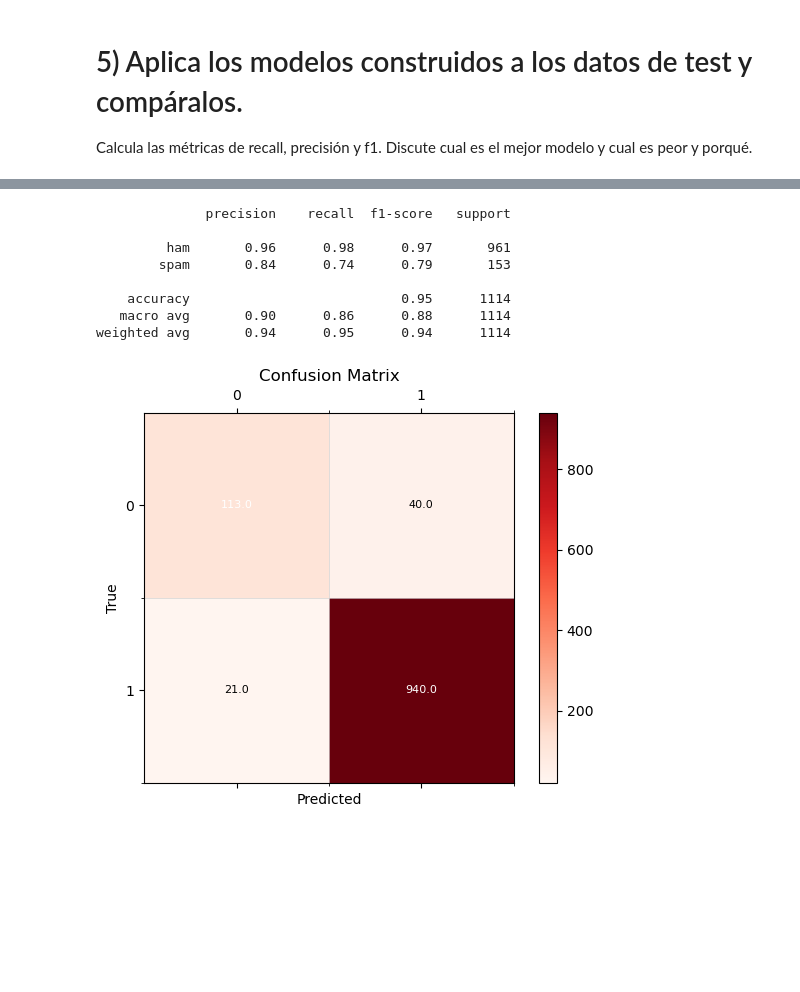
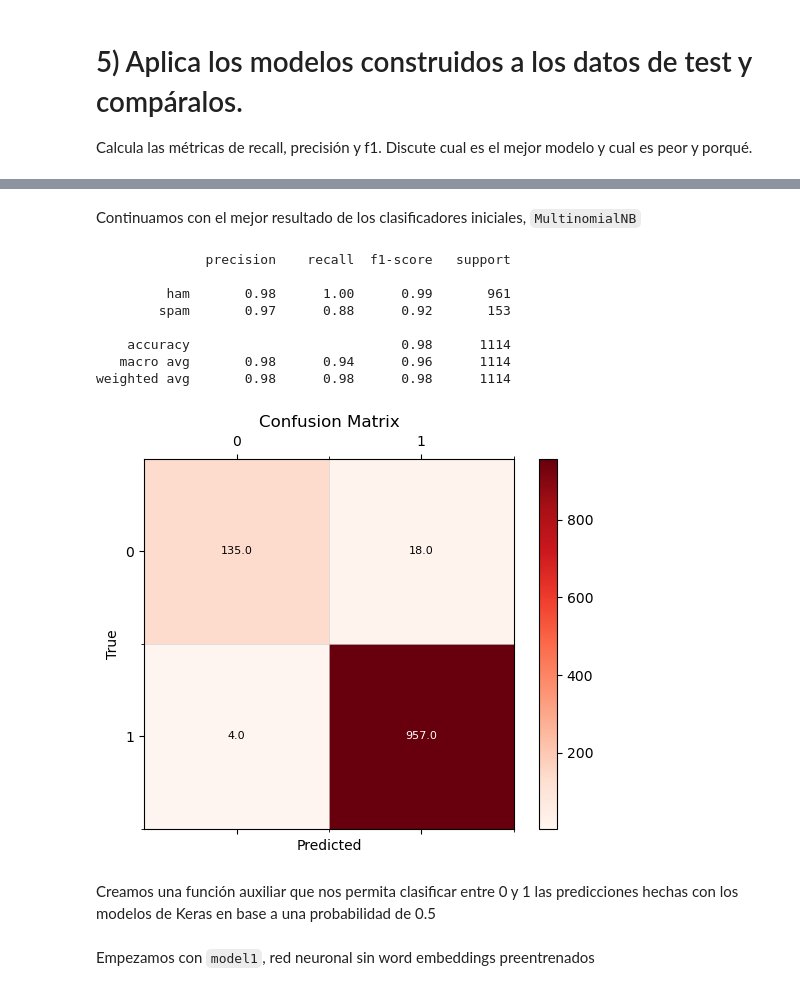
Before and after one commit to ALK222/IA2, a Jupyter notebook: labs/2024/lab4/P4_pln_2324_enunciado.ipynb, the cells around one changed output, grey strips where cells are left out. Cells and saved outputs as stored; diff of their text form; code cells hidden in the pictures; blank space fills up the shorter version.

Commit message:
Listo para entregar

````diff
--- a/labs/2024/lab4/P4_pln_2324_enunciado.ipynb
+++ b/labs/2024/lab4/P4_pln_2324_enunciado.ipynb
@@ -390,7 +406,7 @@ print("Árbol, porcentaje de aciertos en validación:", np.mean(tree_cv_predicti
 # %%
 from sklearn import neighbors
 
-knn_classifier = neighbors.KNeighborsClassifier()
+knn_classifier = neighbors.KNeighborsClassifier(weights='distance', n_jobs=-1)
 knn_classifier.fit(train_preprocessed, y_train)
 
 knn_train_predictions = knn_classifier.predict(train_preprocessed)
@@ -407,7 +425,7 @@ k-NN, porcentaje de aciertos en validación: 0.9040358744394619
 # %%
 from sklearn.naive_bayes import MultinomialNB
 
-mnb_classifier = MultinomialNB()
+mnb_classifier = MultinomialNB(alpha=0.1, fit_prior=True, class_prior=None)
 
 mnb_classifier.fit(train_preprocessed, y_train)
 
@@ -460,3 +486,3 @@ labels = np.array([transform_label(x) for x in labels])
 # %%
-X_train, X_test, y_train, y_test = train_test_split(data, labels, test_size=0.4, random_state=RANDOM_STATE)
-X_test, X_val, y_test, y_val = train_test_split(X_test, y_test, test_size=0.5, random_state=RANDOM_STATE)
+X_train, X_test, y_train, y_test = train_test_split(data, labels, shuffle=True, test_size=0.4, random_state=RANDOM_STATE)
+X_test, X_val, y_test, y_val = train_test_split(X_test, y_test, shuffle=True, test_size=0.5, random_state=RANDOM_STATE)
@@ -716,10 +778,6 @@ def plot_confusion_matrix(y: np.ndarray, p: np.ndarray, tags) -> None:
     plt.grid(which='minor', color='lightgrey', linestyle='-', linewidth=0.5)
     fig.colorbar(cax)
     for (i, j), z in np.ndenumerate(cm):
-        if i == j:
-            ax.text(j, i, '{:0.1f}'.format(z),
-                    ha='center', va='center', fontsize=8, color='white')
-        else:
-            ax.text(j, i, '{:0.1f}'.format(z),
-                    ha='center', va='center', fontsize=8)
+        text_color = 'white' if cm[i, j] > cm.max() / 2 else 'black'  # Adjust text color based on intensity of background
+        ax.text(j, i, '{:0.1f}'.format(z), ha='center', va='center', fontsize=8, color=text_color)
     plt.show()
@@ -726,30 +847,34 @@ def plot_confusion_matrix(y: np.ndarray, p: np.ndarray, tags) -> None:
+# %% [markdown]
+Continuamos con el mejor resultado de los clasificadores iniciales, ```MultinomialNB```
 # %%
 import seaborn as sn
 import matplotlib.pyplot as plt
 %matplotlib inline
 #En el output de esta celda se puede ver que las cantidades en support cuadran en categoría con las de arriba.
 
 target_names = list(df["v1"].unique())
 
 # creamos una variable auxiliar para las predicciones
-predictions = [1 if x == 'spam' else 0 for x in tree_test_predictions]
+predictions_mnb = [1 if x == 'spam' else 0 for x in mnb_test_predictions]
 print(classification_report(
-    y_test, predictions, target_names=target_names))
+    y_test, predictions_mnb, target_names=target_names))
 
 # Dibuja la matriz de confusión.
 # Analiza los resultados obtenidos.
 #------------------------------------------------------------------------------
 
 
 # creamos la matriz de confusion
-conf_matrix = plot_confusion_matrix(y_test, predictions, len(target_names))
+conf_matrix = plot_confusion_matrix(y_test, predictions_mnb, len(target_names))
 # %% [output]
               precision    recall  f1-score   support
 
-         ham       0.96      0.98      0.97       961
-        spam       0.84      0.74      0.79       153
+         ham       0.98      1.00      0.99       961
+        spam       0.97      0.88      0.92       153
 
-    accuracy                           0.95      1114
-   macro avg       0.90      0.86      0.88      1114
-weighted avg       0.94      0.95      0.94      1114
+    accuracy                           0.98      1114
+   macro avg       0.98      0.94      0.96      1114
+weighted avg       0.98      0.98      0.98      1114
-[figure, old version]
+[figure, new version]
+# %% [markdown]
+Creamos una función auxiliar que nos permita clasificar entre 0 y 1 las predicciones hechas con los modelos de Keras en base a una probabilidad de 0.5
@@ -756,3 +901,5 @@ weighted avg       0.94      0.95      0.94      1114
+# %% [markdown]
+Empezamos con ```model1```, red neuronal sin word embeddings preentrenados
 # %%
 import seaborn as sn
 import matplotlib.pyplot as plt
````
Also changed, not shown: parts of 55 cells of this notebook, 1 other file.
